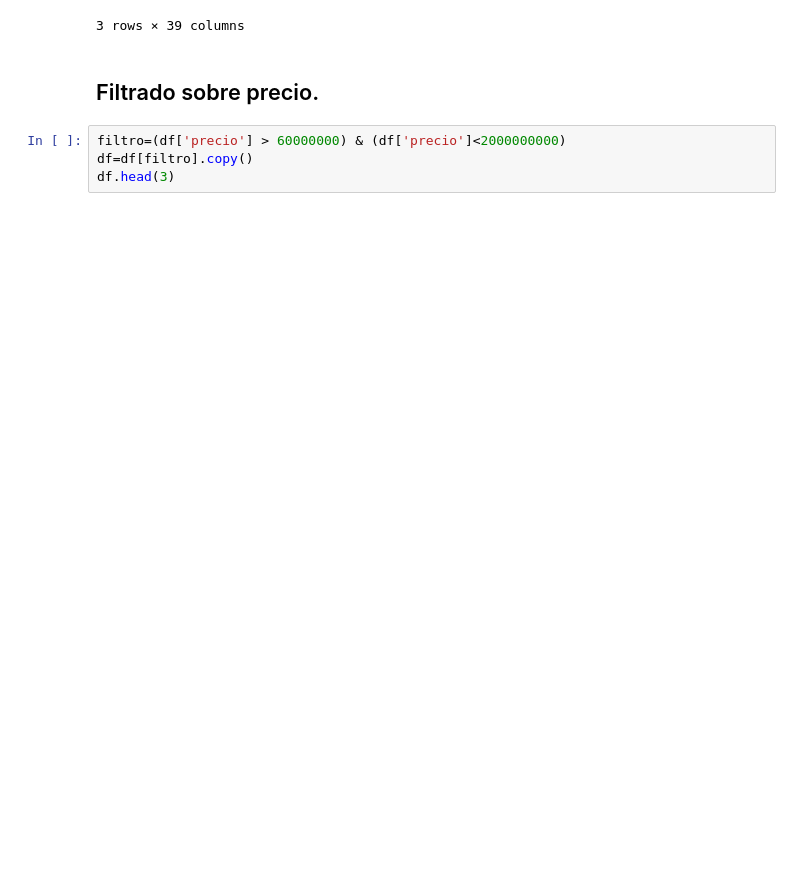
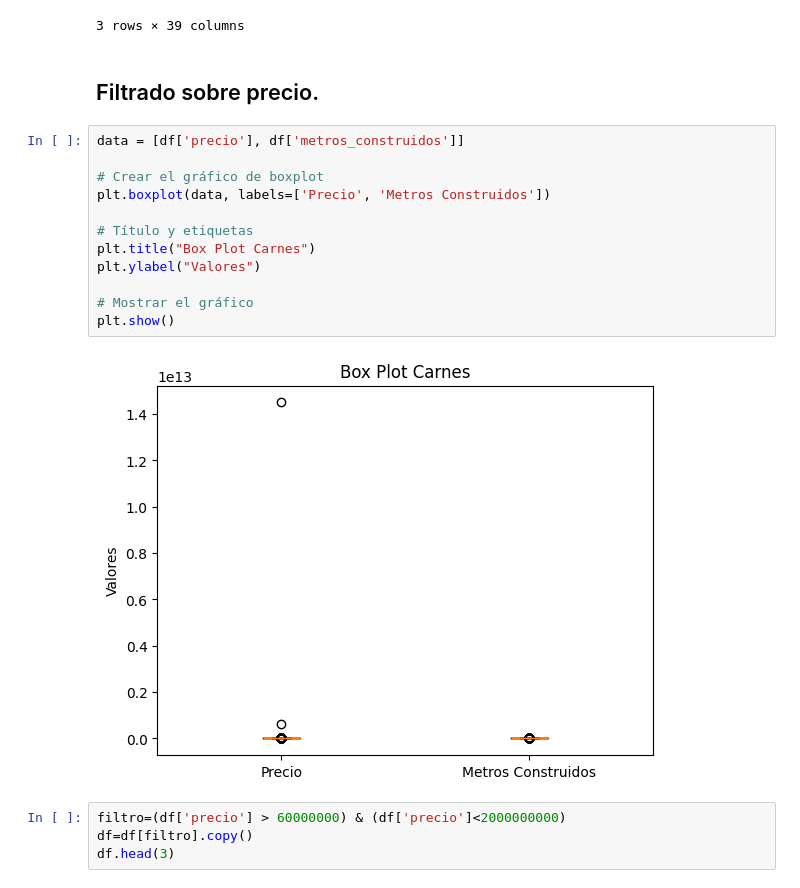
Before and after one commit to randher1/proyecto-analisis-de-datos, a Jupyter notebook: Scripts/clear_data.ipynb, the cells around one changed output. Drawn from its saved outputs; the diff is of its cells as text; blank space fills up the shorter version.

Commit message:
up data

```diff
--- a/Scripts/clear_data.ipynb
+++ b/Scripts/clear_data.ipynb
@@ -20,6 +21,20 @@ df.head(3)
 3 rows × 39 columns
 # %% [markdown]
 ## Filtrado sobre precio.
+# %%
+data = [df['precio'], df['metros_construidos']]
+
+# Crear el gráfico de boxplot
+plt.boxplot(data, labels=['Precio', 'Metros Construidos'])
+
+# Título y etiquetas
+plt.title("Box Plot Carnes")
+plt.ylabel("Valores")
+
+# Mostrar el gráfico
+plt.show()
+# %% [output]
+[figure, added]
 # %%
 filtro=(df['precio'] > 60000000) & (df['precio']<2000000000)
 df=df[filtro].copy()
```
Also changed, not shown: parts of 5 cells of this notebook, 4 other files.
